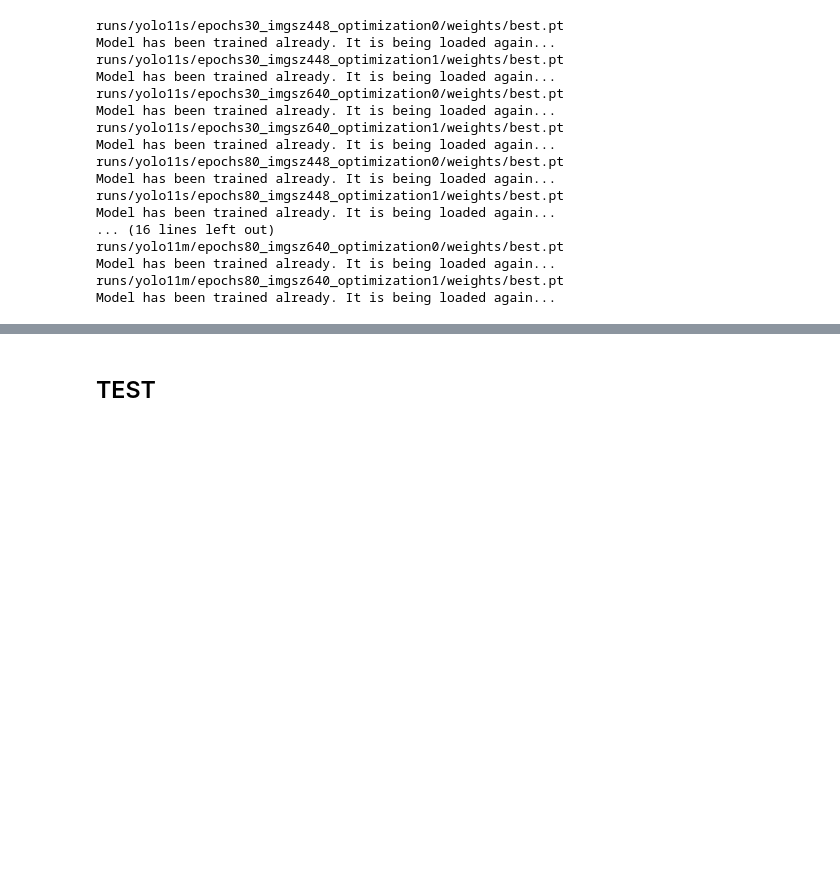
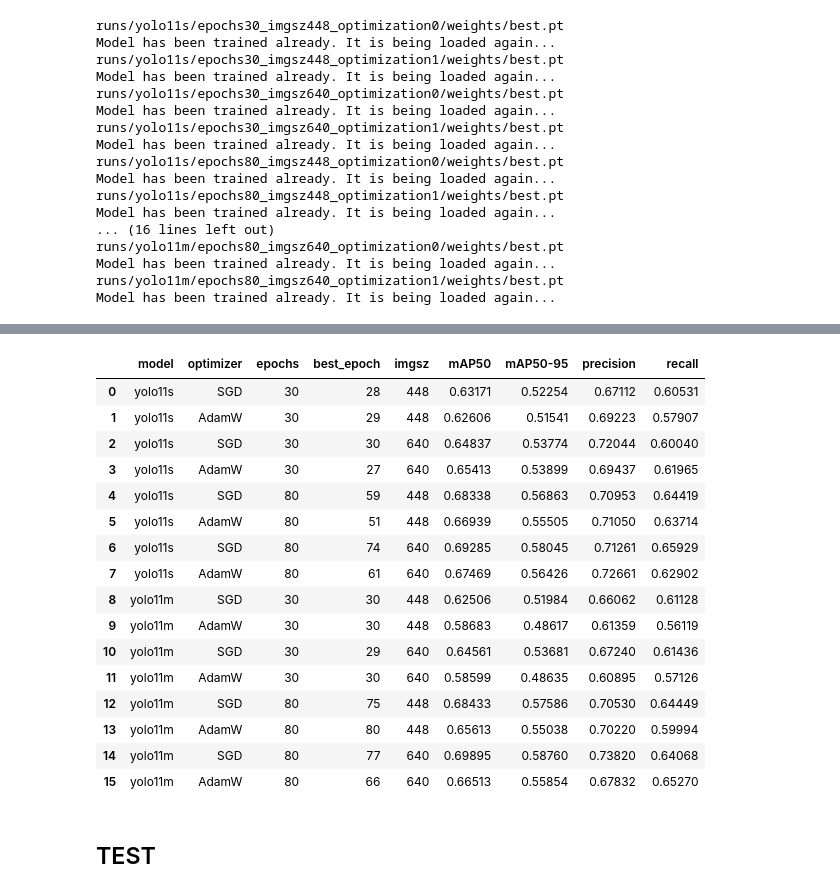
Before and after one commit to iam-BUDDYY/using-deep-learning-to-classify-animal-and-human-images, a Jupyter notebook: PROJECT REPORT.ipynb, the cells around one changed output, grey strips where cells are left out. Saved outputs shown, nothing was run; the diff lists cells and outputs as text; code cells hidden in the pictures; blank space fills up the shorter version.

```diff
--- a/PROJECT REPORT.ipynb
+++ b/PROJECT REPORT.ipynb
@@ -625,23 +629,3 @@ runs/yolo11m/epochs80_imgsz640_optimization0/weights/best.pt
 Model has been trained already. It is being loaded again...
 runs/yolo11m/epochs80_imgsz640_optimization1/weights/best.pt
 Model has been trained already. It is being loaded again...
-# %%
-cols = ["metrics/mAP50(B)"]
-max_mAP50 = np.array([])
-
-for base_model in BASE_MODELS:
-    for parameter in parameters:
-        epochs, imgsz, with_optimization = parameter
-        results_path = (
-            Path(f"runs/{base_model}")
-            / f"epochs{epochs}_imgsz{imgsz}_optimization{with_optimization}"
-            / "results.csv"
-        )
-
-        data = pd.read_csv(results_path, usecols=cols).to_numpy()
-        max_result = max(data)
-        max_mAP50 = np.append(max_mAP50, max_result)
-
-print(max_mAP50)
-print(max(max_mAP50))
-print(min(max_mAP50))
@@ -652,2 +659,65 @@ print(min(max_mAP50))
+# %%
+printed_results_columns = [
+    "epoch",
+    "metrics/mAP50(B)",
+    "metrics/mAP50-95(B)",
+    "metrics/precision(B)",
+    "metrics/recall(B)"
+]
+
+# last_results là tổng hợp 16 best_results của 16 tham số
+last_results = pd.DataFrame({
+    "model": pd.Series(dtype="string"),
+    "optimizer": pd.Series(dtype="string"),
+    "epochs": pd.Series(dtype="int"),
+    "best_epoch": pd.Series(dtype="int"),
+    "imgsz": pd.Series(dtype="int"),
+    "mAP50": pd.Series(dtype="float"),
+    "mAP50-95": pd.Series(dtype="float"),
+    "precision": pd.Series(dtype="float"),
+    "recall": pd.Series(dtype="float"),
+})
+
+# best_results là dòng trong file results.csv có metrics/mAP50-95 cao nhất cột
+best_results = pd.DataFrame(columns=printed_columns)
+
+for base_model in BASE_MODELS:
+    for parameter in parameters:
+        epochs, imgsz, with_optimization = parameter
+        optimizer = "AdamW" if with_optimization else "SGD"
+
+        results_path = (
+            Path(f"runs/{base_model}")
+            / f"epochs{epochs}_imgsz{imgsz}_optimization{with_optimization}"
+            / "results.csv"
+        )
+
+        results = pd.read_csv(results_path)
+        best_results = (
+            results.nlargest(1, "metrics/mAP50-95(B)")[printed_results_columns]
+        )
+        last_results = df_concat(
+            last_results, best_results, base_model, parameter
+        )
+
+last_results
+# %% [output]
+|  | model | optimizer | epochs | best_epoch | imgsz | mAP50 | mAP50-95 | precision | recall |
+| 0 | yolo11s | SGD | 30 | 28 | 448 | 0.63171 | 0.52254 | 0.67112 | 0.60531 |
+| 1 | yolo11s | AdamW | 30 | 29 | 448 | 0.62606 | 0.51541 | 0.69223 | 0.57907 |
+| 2 | yolo11s | SGD | 30 | 30 | 640 | 0.64837 | 0.53774 | 0.72044 | 0.60040 |
+| 3 | yolo11s | AdamW | 30 | 27 | 640 | 0.65413 | 0.53899 | 0.69437 | 0.61965 |
+| 4 | yolo11s | SGD | 80 | 59 | 448 | 0.68338 | 0.56863 | 0.70953 | 0.64419 |
+| 5 | yolo11s | AdamW | 80 | 51 | 448 | 0.66939 | 0.55505 | 0.71050 | 0.63714 |
+| 6 | yolo11s | SGD | 80 | 74 | 640 | 0.69285 | 0.58045 | 0.71261 | 0.65929 |
+| 7 | yolo11s | AdamW | 80 | 61 | 640 | 0.67469 | 0.56426 | 0.72661 | 0.62902 |
+| 8 | yolo11m | SGD | 30 | 30 | 448 | 0.62506 | 0.51984 | 0.66062 | 0.61128 |
+| 9 | yolo11m | AdamW | 30 | 30 | 448 | 0.58683 | 0.48617 | 0.61359 | 0.56119 |
+| 10 | yolo11m | SGD | 30 | 29 | 640 | 0.64561 | 0.53681 | 0.67240 | 0.61436 |
+| 11 | yolo11m | AdamW | 30 | 30 | 640 | 0.58599 | 0.48635 | 0.60895 | 0.57126 |
+| 12 | yolo11m | SGD | 80 | 75 | 448 | 0.68433 | 0.57586 | 0.70530 | 0.64449 |
+| 13 | yolo11m | AdamW | 80 | 80 | 448 | 0.65613 | 0.55038 | 0.70220 | 0.59994 |
+| 14 | yolo11m | SGD | 80 | 77 | 640 | 0.69895 | 0.58760 | 0.73820 | 0.64068 |
+| 15 | yolo11m | AdamW | 80 | 66 | 640 | 0.66513 | 0.55854 | 0.67832 | 0.65270 |
 # %% [markdown]
 ## TEST
```
Also changed, not shown: parts of 11 cells of this notebook, 1 other file.
